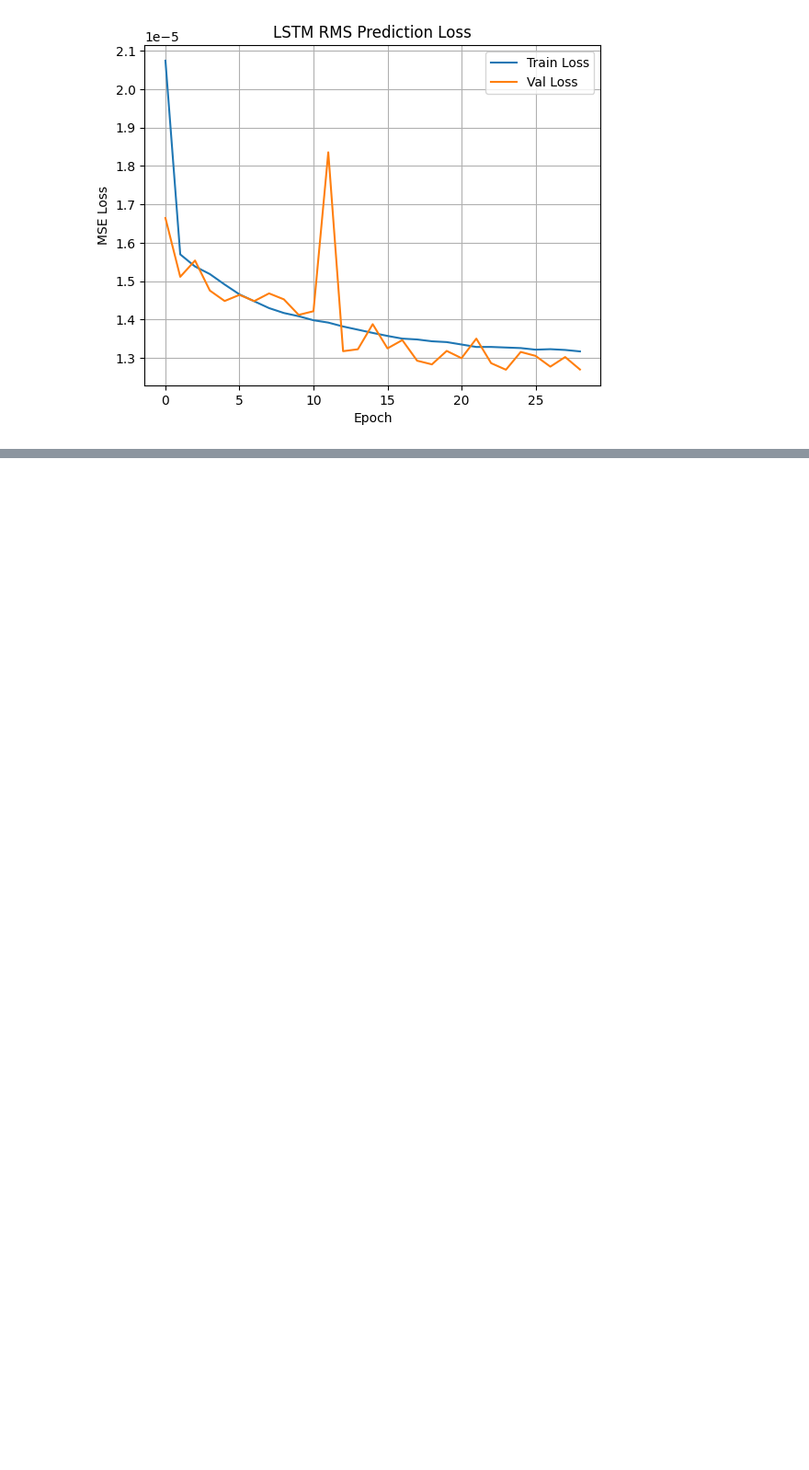
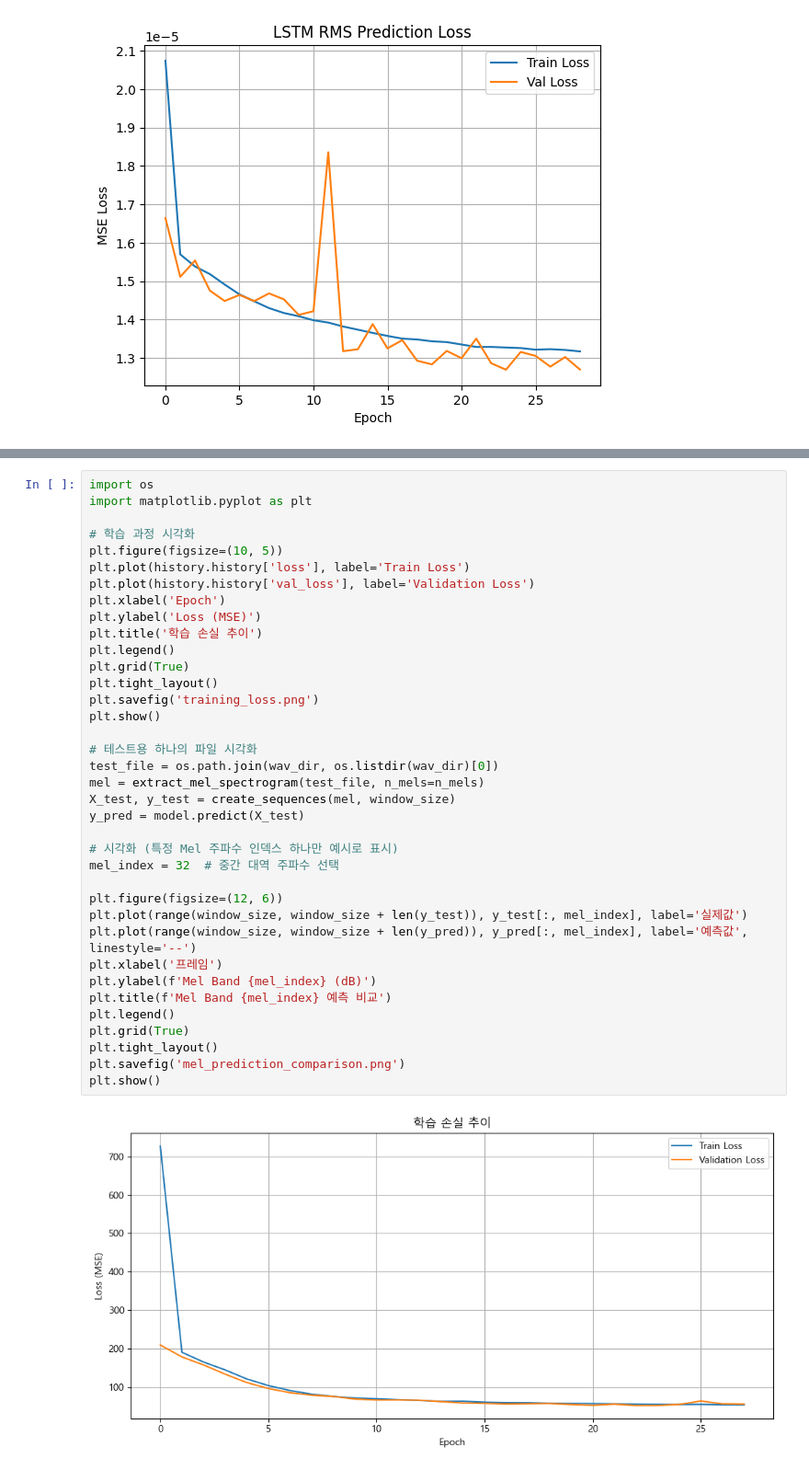
Before and after one commit to tngkrwlsmd/lstm, a Jupyter notebook: lstm.ipynb, the cells around one changed output, grey strips where cells are left out. Shown at 92% size. Cells and saved outputs as stored; diff of their text form; blank space fills up the shorter version.

```diff
--- a/lstm.ipynb
+++ b/lstm.ipynb
@@ -193,0 +320,39 @@ for filename in os.listdir(wav_dir):
+# %%
+import os
+import matplotlib.pyplot as plt
+
+# 학습 과정 시각화
+plt.figure(figsize=(10, 5))
+plt.plot(history.history['loss'], label='Train Loss')
+plt.plot(history.history['val_loss'], label='Validation Loss')
+plt.xlabel('Epoch')
+plt.ylabel('Loss (MSE)')
+plt.title('학습 손실 추이')
+plt.legend()
+plt.grid(True)
+plt.tight_layout()
+plt.savefig('training_loss.png')
+plt.show()
+
+# 테스트용 하나의 파일 시각화
+test_file = os.path.join(wav_dir, os.listdir(wav_dir)[0])
+mel = extract_mel_spectrogram(test_file, n_mels=n_mels)
+X_test, y_test = create_sequences(mel, window_size)
+y_pred = model.predict(X_test)
+
+# 시각화 (특정 Mel 주파수 인덱스 하나만 예시로 표시)
+mel_index = 32  # 중간 대역 주파수 선택
+
+plt.figure(figsize=(12, 6))
+plt.plot(range(window_size, window_size + len(y_test)), y_test[:, mel_index], label='실제값')
+plt.plot(range(window_size, window_size + len(y_pred)), y_pred[:, mel_index], label='예측값', linestyle='--')
+plt.xlabel('프레임')
+plt.ylabel(f'Mel Band {mel_index} (dB)')
+plt.title(f'Mel Band {mel_index} 예측 비교')
+plt.legend()
+plt.grid(True)
+plt.tight_layout()
+plt.savefig('mel_prediction_comparison.png')
+plt.show()
+# %% [output]
+[figure, added]
```
Also changed, not shown: parts of 5 cells of this notebook, 3 other files.
